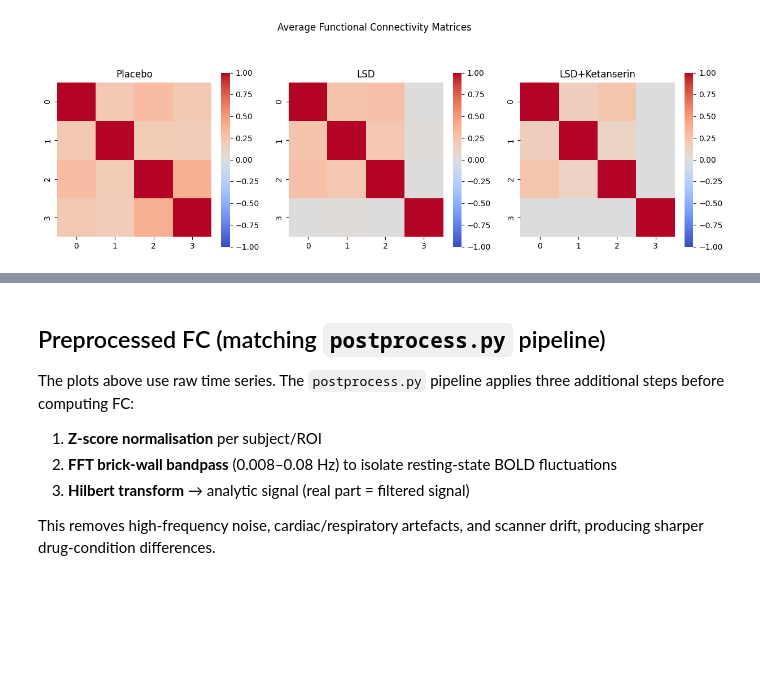
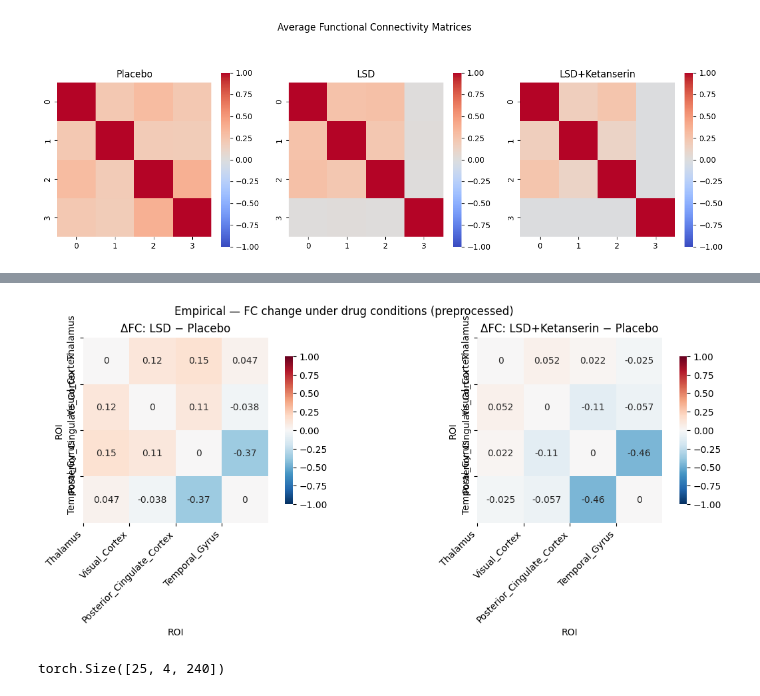
Before and after one commit to dani2442/neuroscience_control, a Jupyter notebook: examples/eda_lsd_builtin.ipynb, the cells around one changed output, grey strips where cells are left out. Drawn from its saved outputs; the diff is of its cells as text; code cells hidden in the pictures; blank space fills up the shorter version.

```diff
--- a/examples/eda_lsd_builtin.ipynb
+++ b/examples/eda_lsd_builtin.ipynb
@@ -81,9 +80,0 @@ plt.show()
-# %% [markdown]
-## Preprocessed FC (matching `postprocess.py` pipeline)
-
-The plots above use raw time series. The `postprocess.py` pipeline applies three additional steps before computing FC:
-1. **Z-score normalisation** per subject/ROI
-2. **FFT brick-wall bandpass** (0.008–0.08 Hz) to isolate resting-state BOLD fluctuations
-3. **Hilbert transform** → analytic signal (real part = filtered signal)
-
-This removes high-frequency noise, cardiac/respiratory artefacts, and scanner drift, producing sharper drug-condition differences.
@@ -150,0 +81,65 @@ plt.show()
+# %%
+from src.dataset import fft_bandpass_3d, hilbert_transform, compute_fc_from_timeseries
+
+dt = 0.72          # TR in seconds
+f_lo, f_hi = 0.008, 0.08   # resting-state BOLD band
+
+def preprocess_ts(ts_np: np.ndarray, dt: float, f_lo: float, f_hi: float) -> torch.Tensor:
+    """Apply the postprocess.py pipeline: z-score → bandpass → Hilbert → real FC."""
+    ts = torch.tensor(ts_np, dtype=torch.float32)  # (n_subs, n_rois, T)
+    # 1. Z-score normalise
+    mean = ts.mean(dim=2, keepdim=True)
+    std  = ts.std(dim=2,  keepdim=True) + 1e-8
+    ts = (ts - mean) / std
+    # 2. Bandpass filter
+    ts = fft_bandpass_3d(ts, dt, f_lo, f_hi)
+    # 3. Hilbert transform → analytic signal
+    ts = hilbert_transform(ts)
+    return ts  # complex (n_subs, n_rois, T)
+
+# Preprocess each condition
+ts_placebo_p = preprocess_ts(data['Placebo'], dt, f_lo, f_hi)
+ts_lsd_p     = preprocess_ts(data['LSD'], dt, f_lo, f_hi)
+ts_ket_p     = preprocess_ts(data['LSD+Ketanserin'], dt, f_lo, f_hi)
+
+# Compute per-subject FC (Pearson on real part) and group-average with Fisher-z
+fc_placebo_p = compute_fc_from_timeseries(ts_placebo_p)
+fc_lsd_p     = compute_fc_from_timeseries(ts_lsd_p)
+fc_ket_p     = compute_fc_from_timeseries(ts_ket_p)
+
+fc_placebo_p_avg = fisher_batch_average(fc_placebo_p).numpy()
+fc_lsd_p_avg     = fisher_batch_average(fc_lsd_p).numpy()
+fc_ket_p_avg     = fisher_batch_average(fc_ket_p).numpy()
+
+# --- Average FC matrices ---
+# fig, axes = plt.subplots(1, 3, figsize=(15, 5))
+# for ax, fc_mat, title in zip(axes,
+#                               [fc_placebo_p_avg, fc_lsd_p_avg, fc_ket_p_avg],
+#                               ['Placebo', 'LSD', 'LSD+Ketanserin']):
+#     sns.heatmap(fc_mat, ax=ax, vmin=-1, vmax=1, cmap='coolwarm', square=True,
+#                 cbar_kws={"shrink": .8}, xticklabels=parts, yticklabels=parts)
+#     ax.set_title(title)
+# plt.suptitle("Average FC Matrices (preprocessed: z-score + bandpass + Hilbert)")
+# plt.tight_layout()
+# plt.show()
+
+# --- ΔFC relative to Placebo (replicates fc_delta_empirical.pdf) ---
+fig, axes = plt.subplots(1, 2, figsize=(12, 5))
+for ax, fc_mat, title in zip(axes,
+                              [fc_lsd_p_avg, fc_ket_p_avg],
+                              ['LSD', 'LSD+Ketanserin']):
+    diff = fc_mat - fc_placebo_p_avg
+    sns.heatmap(diff, ax=ax, vmin=-1, vmax=1, cmap='RdBu_r', square=True, cbar_kws={"shrink": .8}, annot=True)
+    ax.set_title(f"ΔFC: {title} − Placebo")
+    ax.set_xticks(range(n_rois)); ax.set_xticklabels(parts, rotation=45, ha='right')
+    ax.set_yticks(range(n_rois)); ax.set_yticklabels(parts)
+    ax.set_xlabel("ROI"); ax.set_ylabel("ROI")
+plt.suptitle("Empirical — FC change under drug conditions (preprocessed)")
+plt.tight_layout()
+plt.show()
+# %% [output]
+[figure, added]
+# %%
+ts_placebo_p.shape
+# %% [output]
+torch.Size([25, 4, 240])
```
Also changed, not shown: parts of 4 cells of this notebook.
